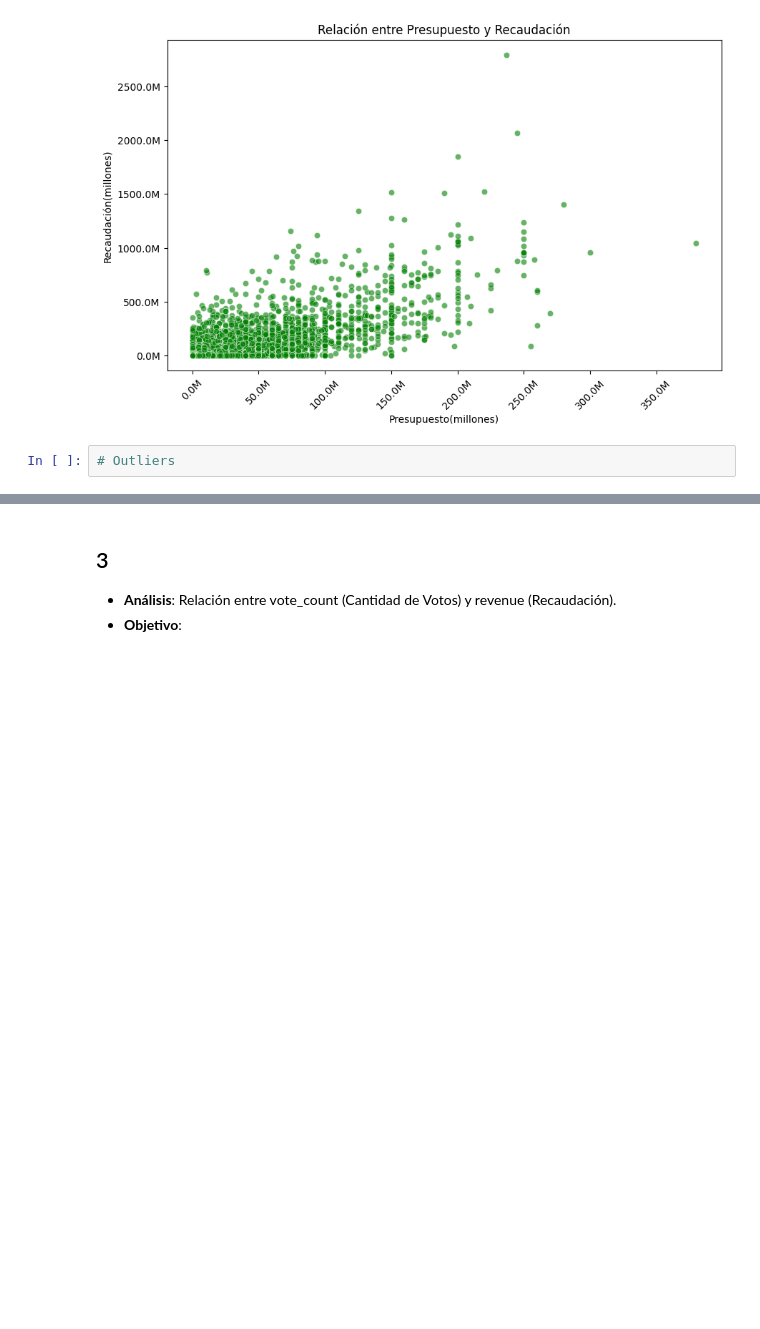
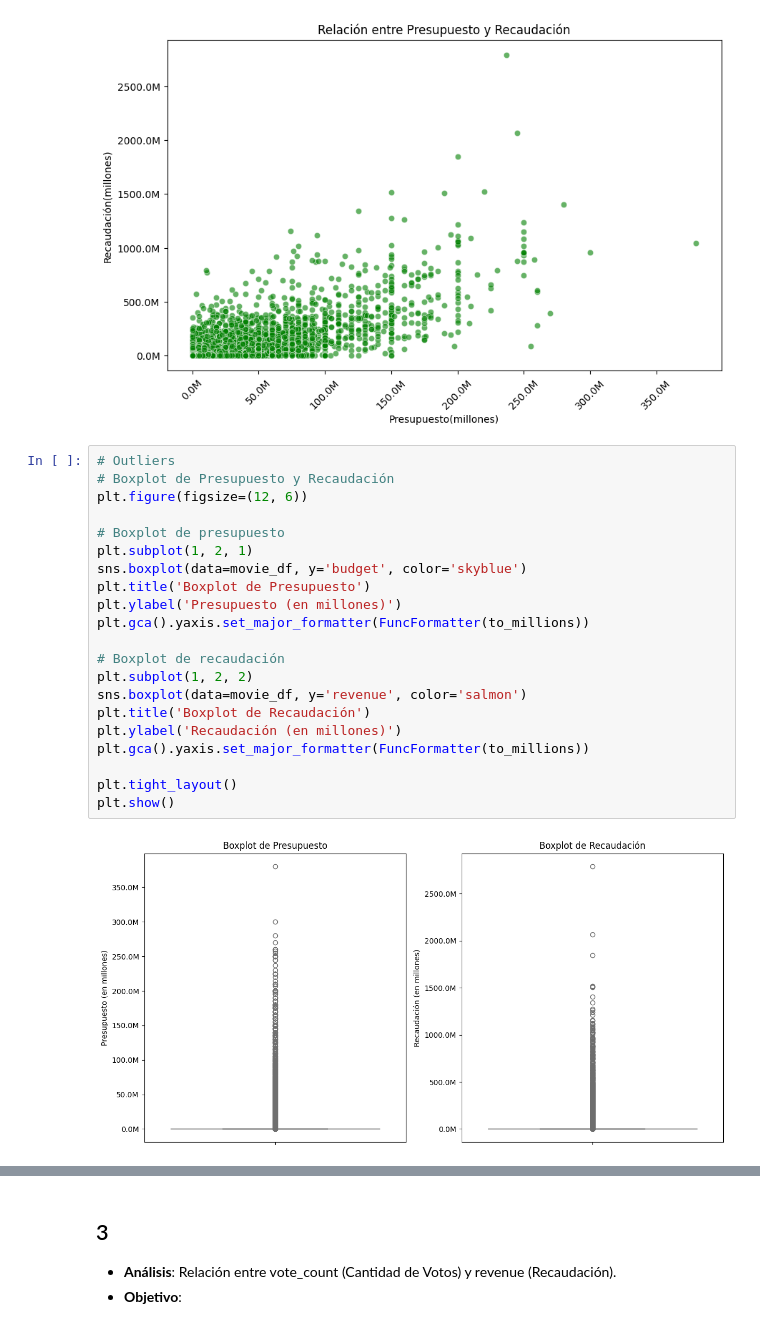
Before and after one commit to Halsey26/Movie_recomendation_ML, a Jupyter notebook: ETL_EDA/EDA.ipynb, the cells around one changed output, grey strips where cells are left out. Drawn from its saved outputs; the diff is of its cells as text; blank space fills up the shorter version.

```diff
--- a/ETL_EDA/EDA.ipynb
+++ b/ETL_EDA/EDA.ipynb
@@ -151,5 +151,26 @@ plt.xticks(rotation=45)
 plt.show()
 # %% [output]
 [figure]
-# %%
-# Outliers
+# %%
+# Outliers
+# Boxplot de Presupuesto y Recaudación
+plt.figure(figsize=(12, 6))
+
+# Boxplot de presupuesto
+plt.subplot(1, 2, 1)
+sns.boxplot(data=movie_df, y='budget', color='skyblue')
+plt.title('Boxplot de Presupuesto')
+plt.ylabel('Presupuesto (en millones)')
+plt.gca().yaxis.set_major_formatter(FuncFormatter(to_millions))
+
+# Boxplot de recaudación
+plt.subplot(1, 2, 2)
+sns.boxplot(data=movie_df, y='revenue', color='salmon')
+plt.title('Boxplot de Recaudación')
+plt.ylabel('Recaudación (en millones)')
+plt.gca().yaxis.set_major_formatter(FuncFormatter(to_millions))
+
+plt.tight_layout()
+plt.show()
+# %% [output]
+[figure, added]
```
Also changed, not shown: parts of 6 cells of this notebook, 2 other files.
